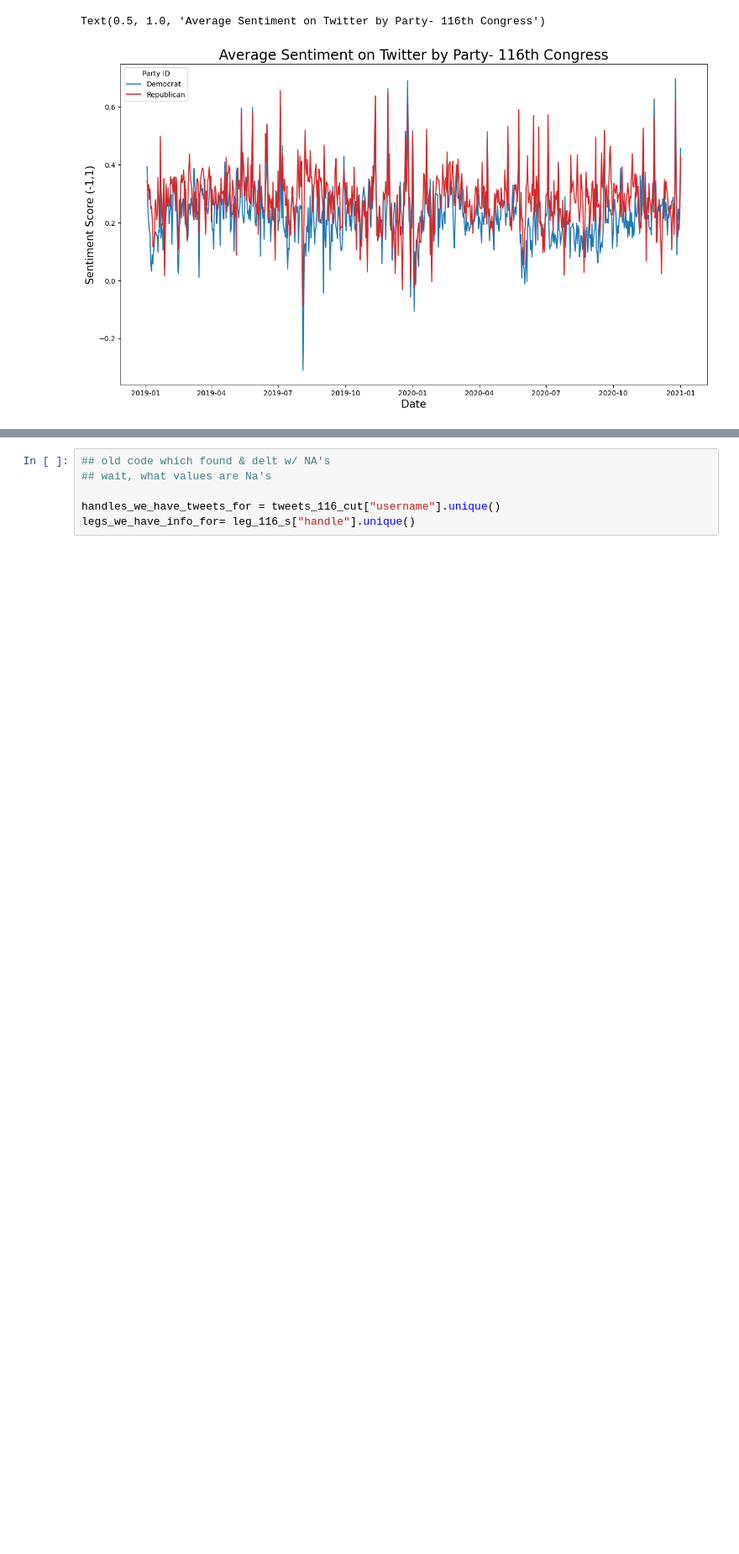
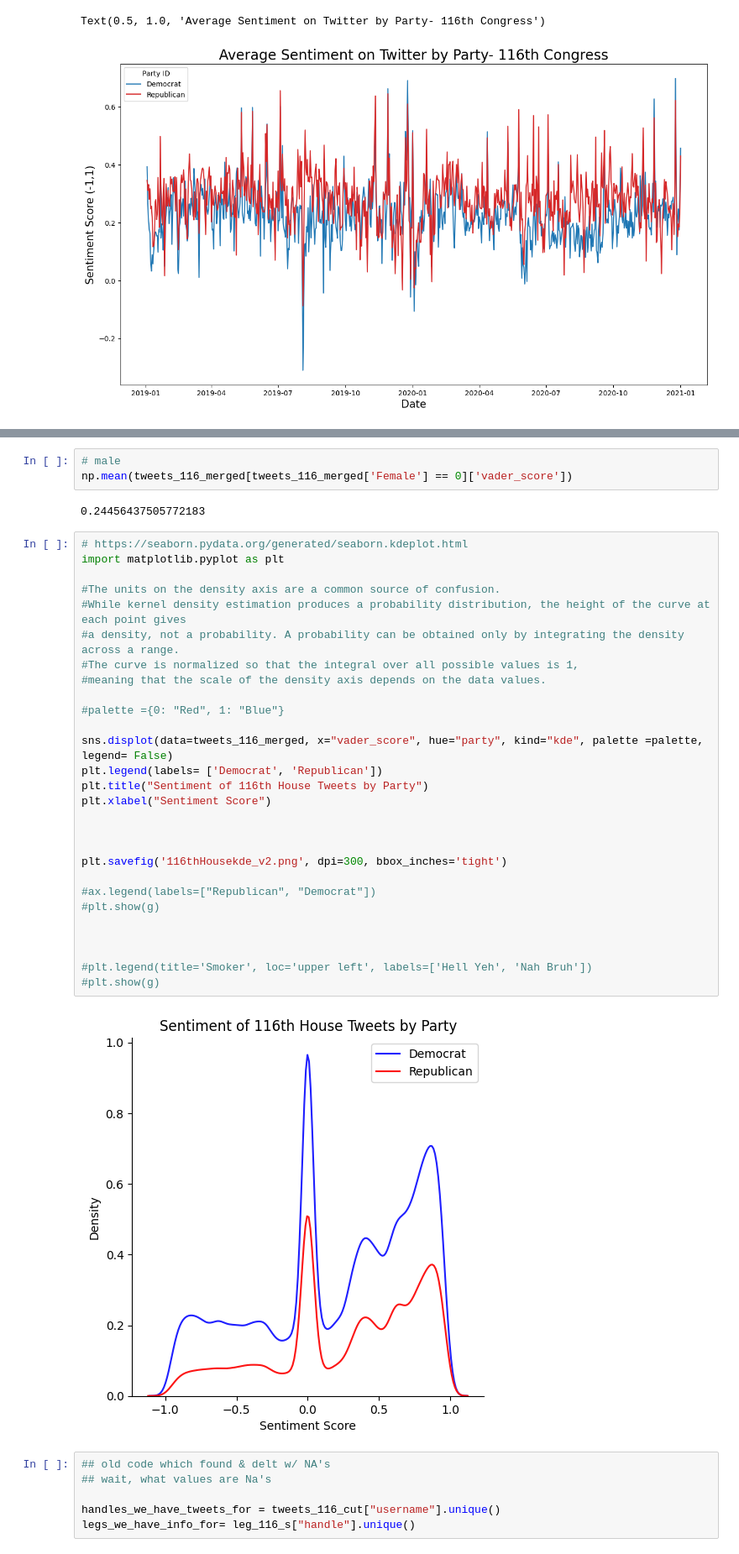
Before and after one commit to caramnix/CapitolLetters, a Jupyter notebook: figure and ks code/sentiment figures/cleaning_and_sentiment_scoring_116.ipynb, the cells around one changed output, grey strips where cells are left out. Shown at 84% size. Cells and saved outputs as stored; diff of their text form; blank space fills up the shorter version.

```diff
--- a/figure and ks code/sentiment figures/cleaning_and_sentiment_scoring_116.ipynb
+++ b/figure and ks code/sentiment figures/cleaning_and_sentiment_scoring_116.ipynb
@@ -377,3 +437,38 @@ Text(0.5, 1.0, 'Average Sentiment on Twitter by Party- 116th Congress')
+# %%
+# male
+np.mean(tweets_116_merged[tweets_116_merged['Female'] == 0]['vader_score'])
+# %% [output]
+0.24456437505772183
+# %%
+# https://seaborn.pydata.org/generated/seaborn.kdeplot.html
+import matplotlib.pyplot as plt
+
+#The units on the density axis are a common source of confusion.
+#While kernel density estimation produces a probability distribution, the height of the curve at each point gives
+#a density, not a probability. A probability can be obtained only by integrating the density across a range.
+#The curve is normalized so that the integral over all possible values is 1,
+#meaning that the scale of the density axis depends on the data values.
+
+#palette ={0: "Red", 1: "Blue"}
+
+sns.displot(data=tweets_116_merged, x="vader_score", hue="party", kind="kde", palette =palette, legend= False)
+plt.legend(labels= ['Democrat', 'Republican'])
+plt.title("Sentiment of 116th House Tweets by Party")
+plt.xlabel("Sentiment Score")
+
+
+
+plt.savefig('116thHousekde_v2.png', dpi=300, bbox_inches='tight')
+
+#ax.legend(labels=["Republican", "Democrat"])
+#plt.show(g)
+
+
+
+#plt.legend(title='Smoker', loc='upper left', labels=['Hell Yeh', 'Nah Bruh'])
+#plt.show(g)
+# %% [output]
+[figure, added]
 # %%
 ## old code which found & delt w/ NA's
 ## wait, what values are Na's
```
Also changed, not shown: parts of 24 cells of this notebook, 9 other files.
